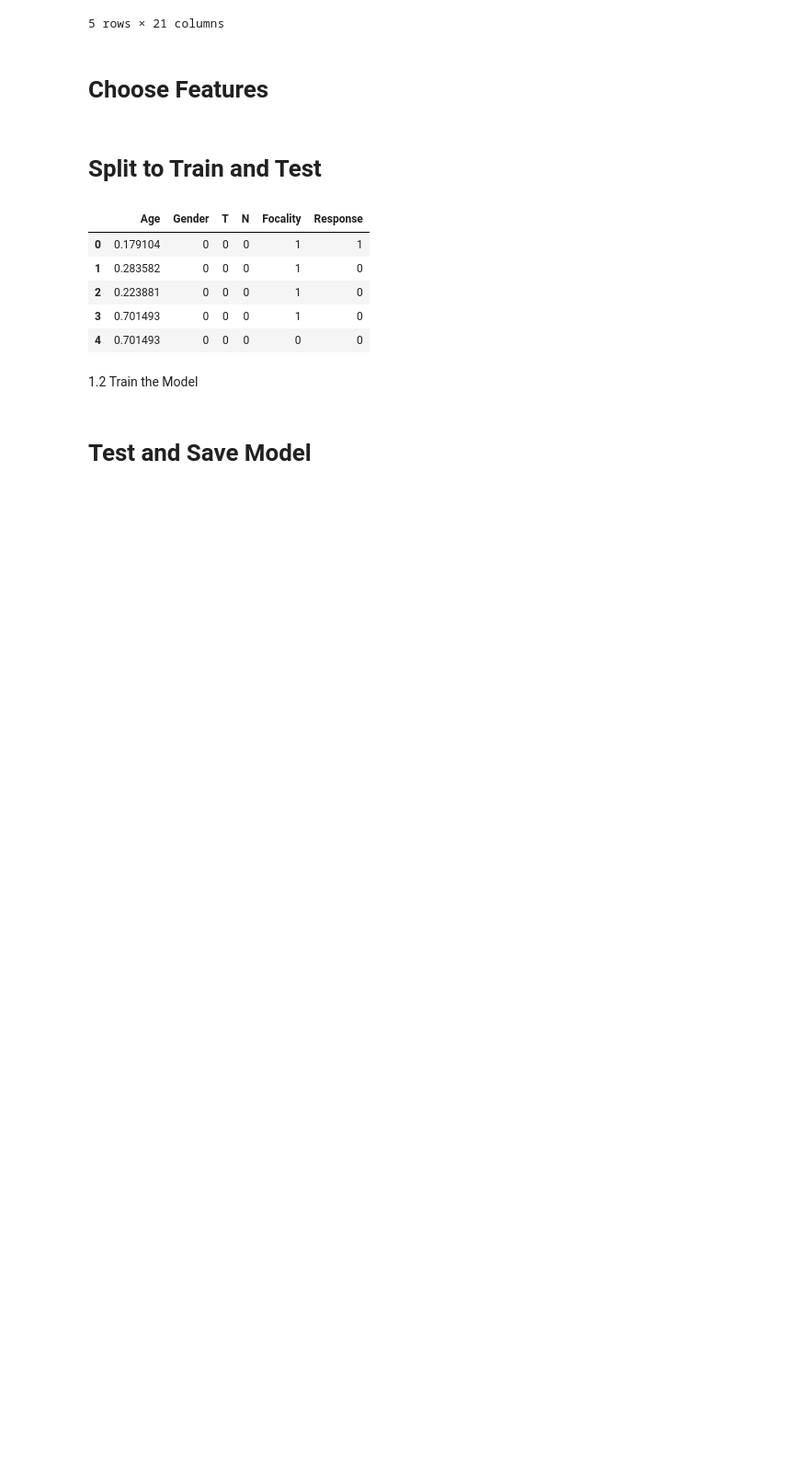
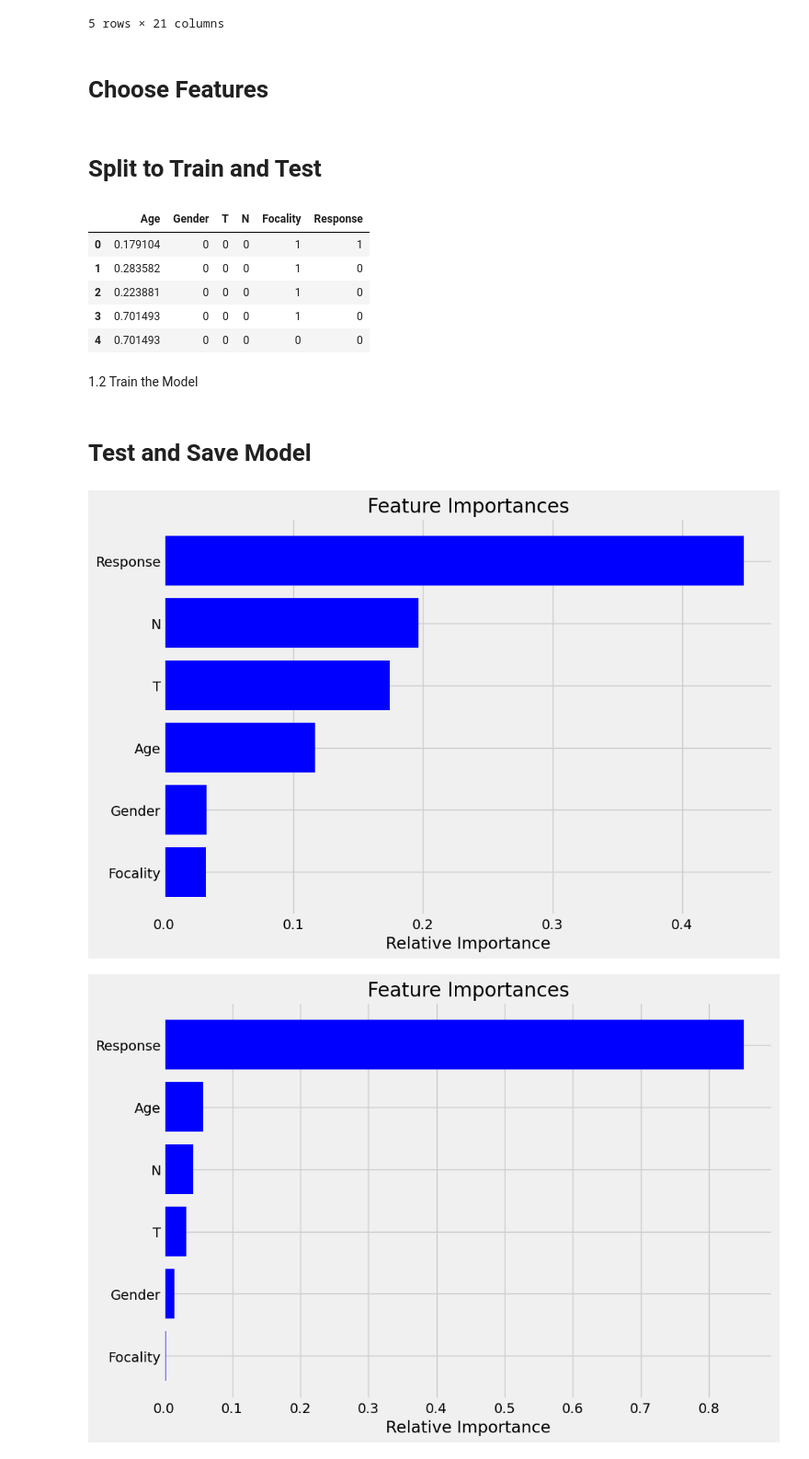
Before and after one commit to josh-dcosta/pjas-thyroid, a Jupyter notebook: code/science-project-ml-2-3.ipynb, the cells around one changed output. Shown at 92% size. Drawn from its saved outputs; the diff is of its cells as text; code cells hidden in the pictures; blank space fills up the shorter version.

```diff
--- a/code/science-project-ml-2-3.ipynb
+++ b/code/science-project-ml-2-3.ipynb
@@ -60,15 +60,10 @@ TEST_SIZE = 0.30
 
 USE_ALL_FEATURES = False
 
-USE_SMOTE = True
-
-USE_AGE_SCALE = True
-
-SHOW_FEATURE_IMPORTANCE = False
-
 USE_SAVE_MODEL = True
 USE_TEST_MODEL_PERFORMANCE = True
 
+SHOW_FEATURE_IMPORTANCE = True
 USE_SHOW_PLOTS = False
 USE_SHOW_MODEL_METRICS = False
 SHOW_CLASSIFICATION_REPORT = False
@@ -355,10 +347,7 @@ models = {
 
 model_scores = []
 for name, model in models.items():
-    if USE_SMOTE:
-       model.fit(X_train_resampled, y_train_resampled)
-    else:
-       model.fit(X_train, y_train)
+    model.fit(X_train, y_train)
 
     y_pred = model.predict(X_test)
     accuracy = round(accuracy_score(y_test, y_pred), 2)
@@ -437,34 +426,37 @@ for model in sm:
         failed_predictions = []
 
         for index, row in df.iterrows():
             features = row.drop('Recurred').values.reshape(1, -1)
             actual = row['Recurred']
             predicted = model[4].predict(features)[0]
 
             if predicted == actual:
                 matched_count += 1
             else:
                 failed_predictions.append({'Row Number': index + 1, 'Actual': actual, 'Predicted': predicted})
 
         test_accuracy = (matched_count / total_rows) * 100
 
         model_reports.append({
             'Model Name': model[0],
             'Total Rows Processed': total_rows,
             'Successfully Matched': matched_count,
             'Failed Count': total_rows - matched_count,
-            'Test Accuracy': total_rows - matched_count,
-            'Model Accuracy': f"{test_accuracy:.2f}",
+            'Test Accuracy': f"{test_accuracy:.2f}",
+            'Model Accuracy': f"{model_accuracy:.2f}",
+            'Model Specificity': f"{model_specificity:.2f}",
+            'Model Sensitivity': f"{model_sensitivity:.2f}",
             'Model AUC': f"{model_roc_auc:.2f}",
-            'Model Sensitivity': f"{model_sensitivity:.2f}",
-            'Model Specificity': f"{model_specificity:.2f}",
             'Failed Predictions': failed_predictions
         })
 
         if USE_SAVE_MODEL:
             joblib.dump(model[4], f'../model/pjas-thyroid-{model[0]}.pkl')
 
 if USE_TEST_MODEL_PERFORMANCE:
     mr = sorted(model_reports, key=lambda x: x['Test Accuracy'], reverse=True)
     model_summary_report = pd.DataFrame(mr)
     model_summary_report.to_csv('../report/model_summary_report.csv', index=False)
+# %% [output]
+[figure, added]
+[figure, added]
```
Also changed, not shown: parts of 3 cells of this notebook, 15 other files.
